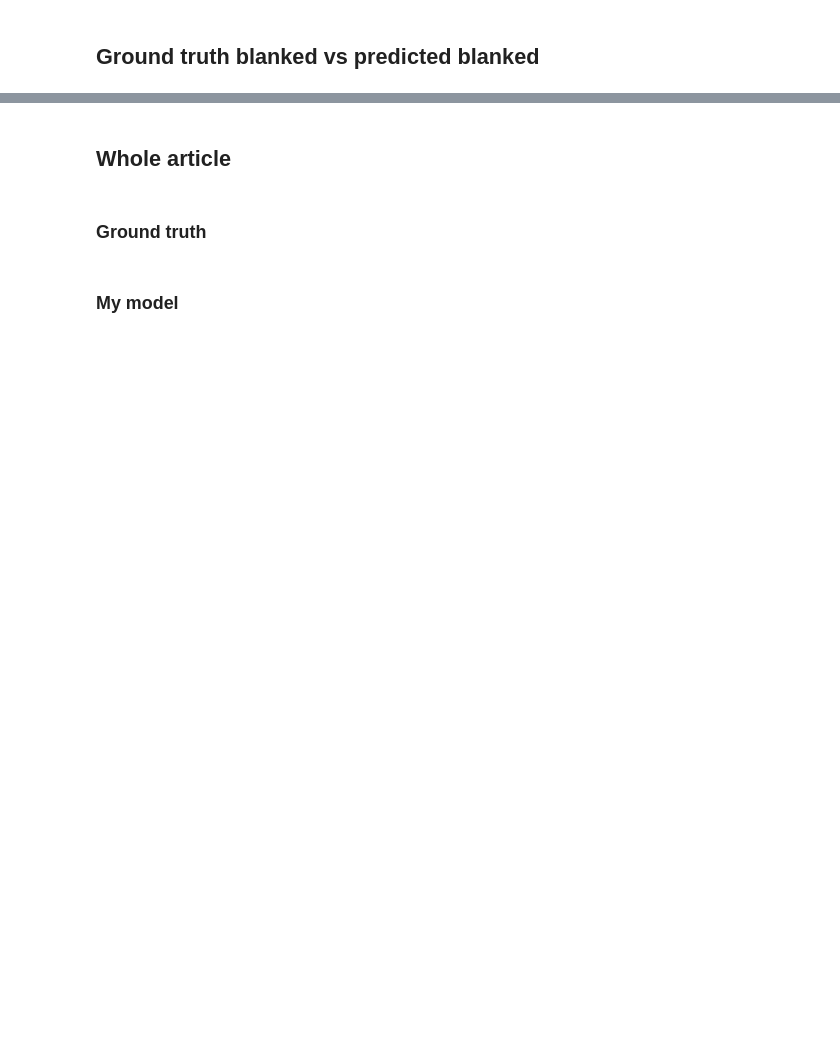
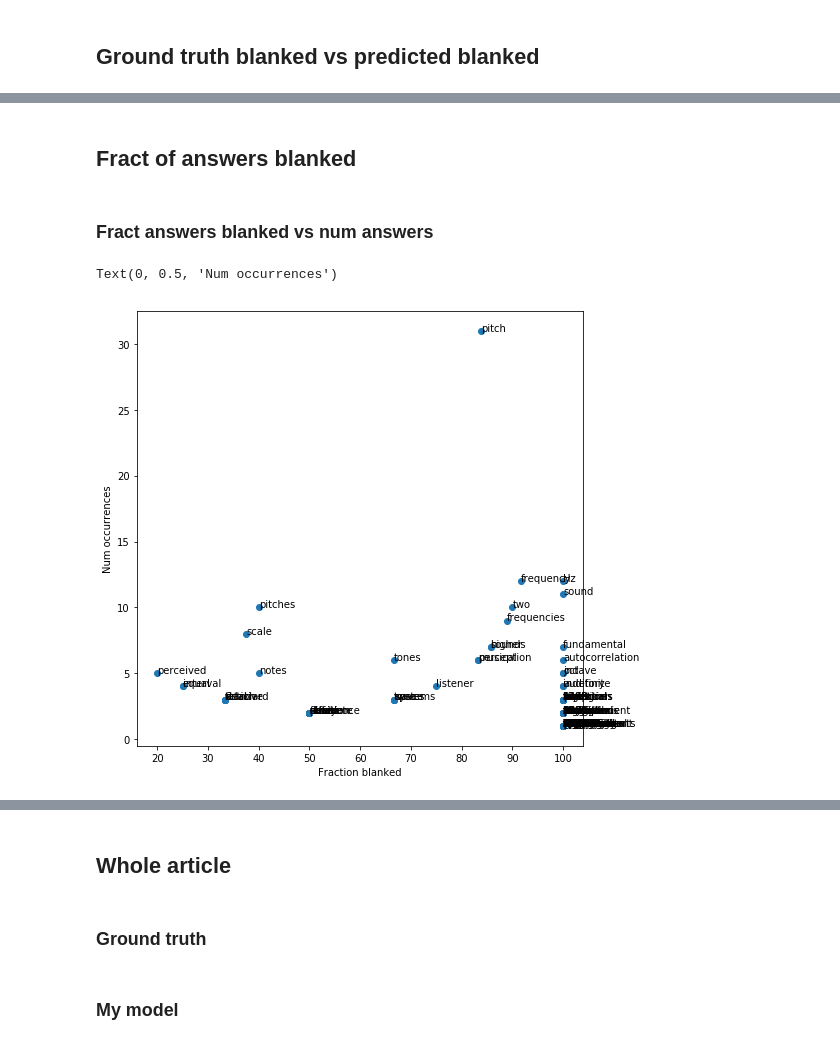
Before and after one commit to davestanley/mindpocket, a Jupyter notebook: train_model/articles_batch5.0/model6e0c37/test_performance_model.ipynb, the cells around one changed output, grey strips where cells are left out. Saved outputs shown, nothing was run; the diff lists cells and outputs as text; code cells hidden in the pictures; blank space fills up the shorter version.

Commit message:
Modified Jupyter test_performance_model.ipynb to now provide stats on fraction of items blanked

```diff
--- a/train_model/articles_batch5.0/model6e0c37/test_performance_model.ipynb
+++ b/train_model/articles_batch5.0/model6e0c37/test_performance_model.ipynb
@@ -471,0 +472,38 @@ Answers:
+# %% [markdown]
+## Fract of answers blanked
+# %% [markdown]
+### Fract answers blanked vs num answers
+# %%
+
+# Pseudocode
+# For each answer, loop through the words and count the number of times it occurs.
+# Get the set of blanks booleans associated with each occurrence of that words, and calculate the
+# mean. Will do this for each word in the article, and then each article in the corpus. For each
+# article, rank the words by their proximity to 50 %
+
+myanswers_unique = list(set(words2answers(words,tags)))
+
+fracblanked = []
+numblanked = []
+for ans in myanswers_unique:
+    indices = [i for i, w in enumerate(words) if w == ans]
+    tags_curr = [tags[i] for i in indices]
+    #words_curr = [words[i] for i in indices]
+    fracblanked.append(sum(tags_curr)/len(tags_curr)*100)
+    numblanked.append(len(tags_curr))
+# %%
+# Do scatter plot
+y = numblanked
+z = fracblanked
+n = myanswers_unique
+
+fig, ax = plt.subplots(figsize=(8, 8))
+ax.scatter(z, y)
+
+for i, txt in enumerate(n):
+    ax.annotate(txt, (z[i], y[i]))
+plt.xlabel('Fraction blanked')
+plt.ylabel('Num occurrences')
+# %% [output]
+Text(0, 0.5, 'Num occurrences')
+[figure, added]
```
Also changed, not shown: parts of 20 cells of this notebook.
